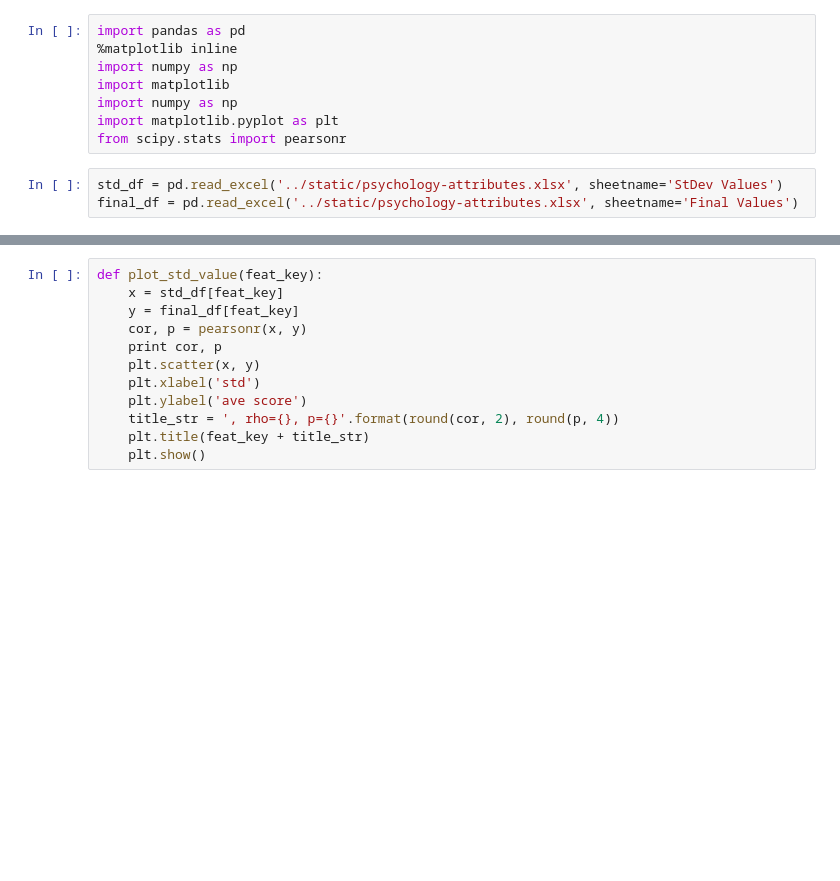
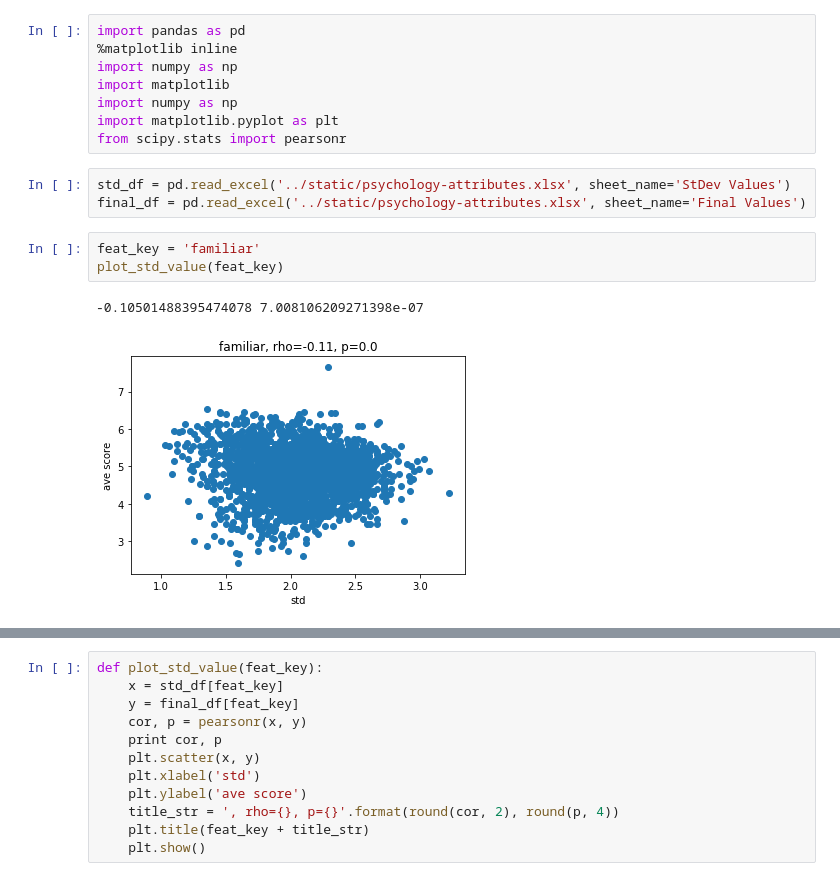
Before and after one commit to amandasongmm/impression_personality, a Jupyter notebook: extra_raw_data_ana/std_final_value.ipynb, the cells around one changed output, grey strips where cells are left out. Cells and saved outputs as stored; diff of their text form; blank space fills up the shorter version.

```diff
--- a/extra_raw_data_ana/std_final_value.ipynb
+++ b/extra_raw_data_ana/std_final_value.ipynb
@@ -7,5 +7,11 @@ import numpy as np
 import matplotlib.pyplot as plt
 from scipy.stats import pearsonr
 # %%
-std_df = pd.read_excel('../static/psychology-attributes.xlsx', sheetname='StDev Values')
-final_df = pd.read_excel('../static/psychology-attributes.xlsx', sheetname='Final Values')
+std_df = pd.read_excel('../static/psychology-attributes.xlsx', sheet_name='StDev Values')
+final_df = pd.read_excel('../static/psychology-attributes.xlsx', sheet_name='Final Values')
+# %%
+feat_key = 'familiar'
+plot_std_value(feat_key)
+# %% [output]
+-0.10501488395474078 7.008106209271398e-07
+[figure, added]
```
Also changed, not shown: parts of 4 cells of this notebook, 5 other files.
